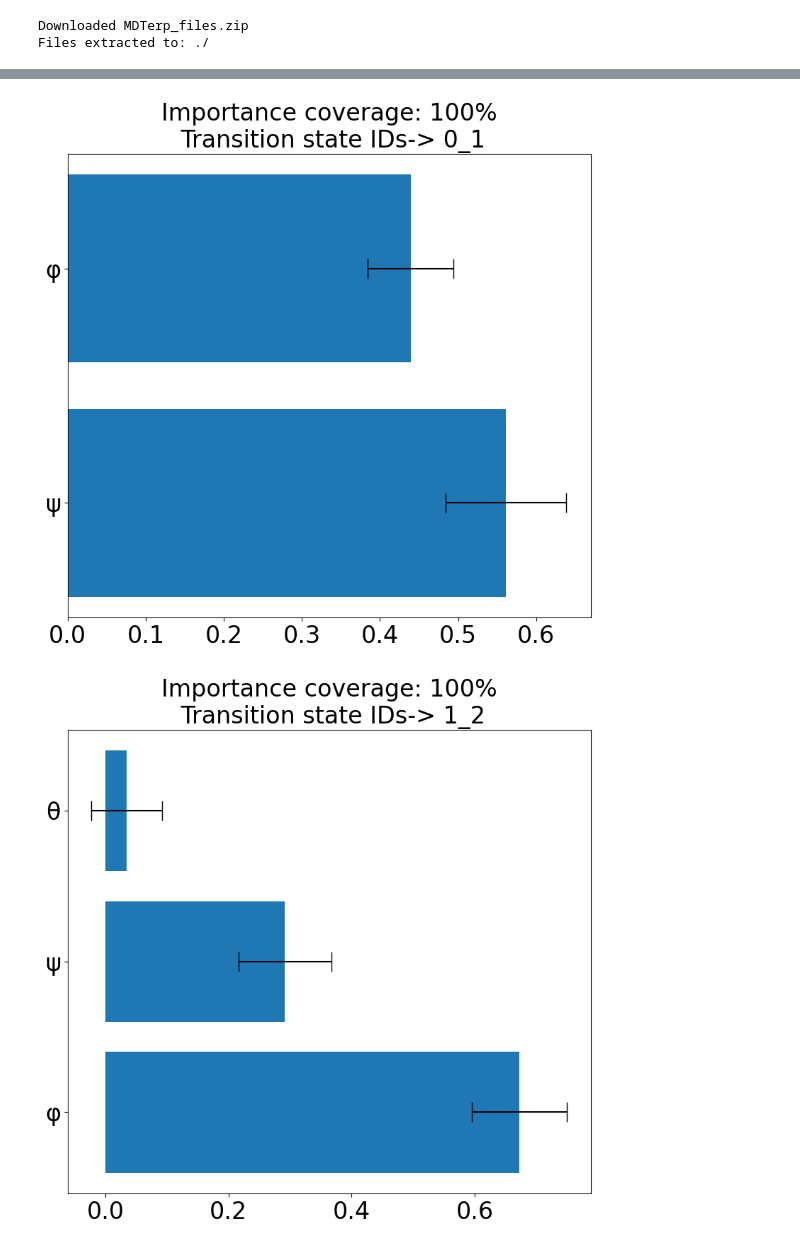
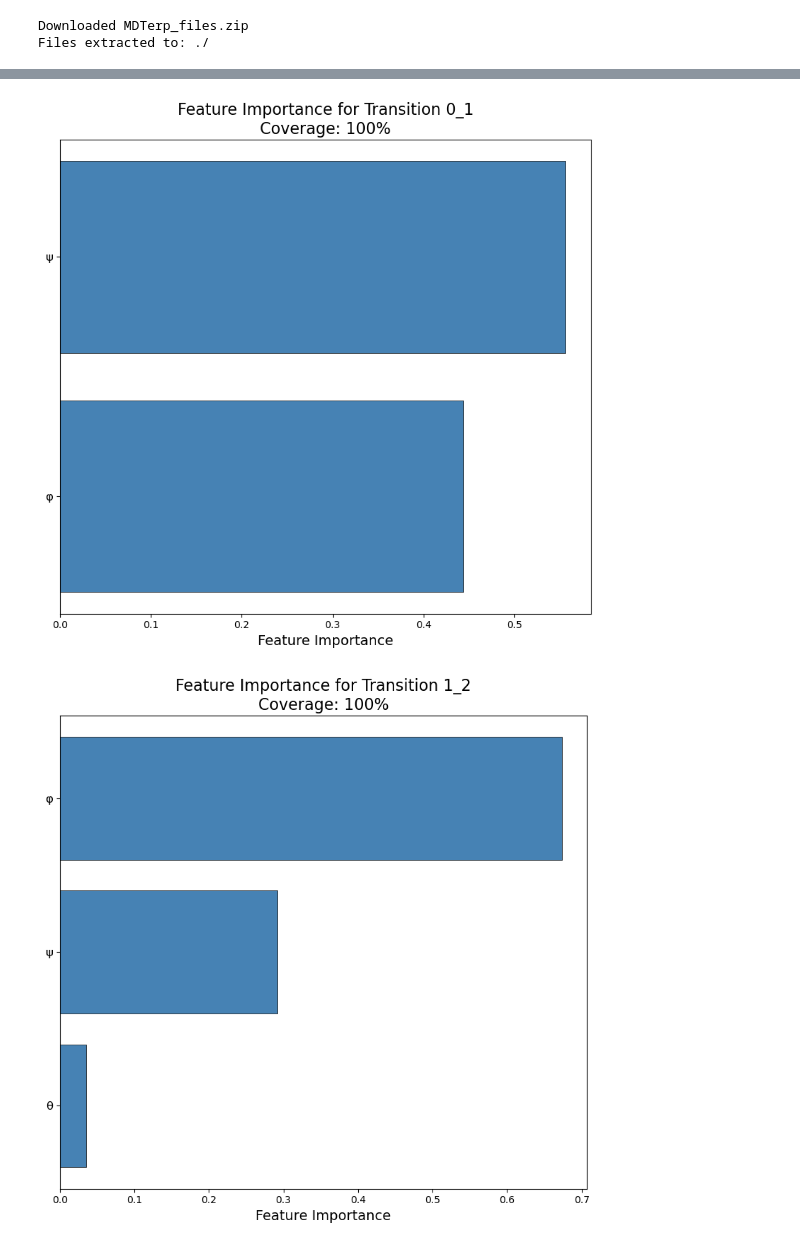
Before and after one commit to shams-mehdi/MDTerp, a Jupyter notebook: MDTerp_VAMPNets.ipynb, the cells around one changed output, grey strips where cells are left out. Cells and saved outputs as stored; diff of their text form; code cells hidden in the pictures.

```diff
--- a/MDTerp_VAMPNets.ipynb
+++ b/MDTerp_VAMPNets.ipynb
@@ -27,7 +27,7 @@ Files extracted to: ./
 import numpy as np
 import os
 
-result_dir = './results/'
+result_dir = './results_vamp/'
 os.makedirs(result_dir, exist_ok = True)
 
 aladip_all = np.load('MDTerp_files/data_model/VAMPnets_alanine_dipeptide_trajectory.npy')
@@ -71,30 +71,22 @@ base.run(aladip_all_sin_cos, model_function_loc, save_dir = result_dir, sin_cos_
 <MDTerp.base.run at 0x...>
 # %%
 # MDTerp step 3: Summarize feature importance for each of the transition states.
-import matplotlib.pyplot as plt
-from MDTerp.utils import transition_summary
+import MDTerp
 
 feature_names_loc = result_dir + 'MDTerp_feature_names.npy'
 feature_names = np.load(feature_names_loc)
 all_result_loc = result_dir + 'MDTerp_results_all.pkl'
 
 # summary is a dictionary with individual keys for each class transition in the dataset. Each key has the mean and standard deviation of feature importance for all explanations generated for that transition
-summary = transition_summary(all_result_loc, importance_coverage = 1.00)
+summary = MDTerp.transition_summary(all_result_loc, importance_coverage = 1.00)
 
-# Loop over all the transitions
-for ii in summary:
-    ordered_nonzero_indices = np.argsort(summary[ii][0])[::-1][:np.nonzero(summary[ii][0])[0].shape[0]]
-
-    ordered_mean = summary[ii][0][ordered_nonzero_indices]
-    ordered_std = summary[ii][1][ordered_nonzero_indices]
-
-    fig, ax = plt.subplots(figsize = (8,8))
-    ax.barh(np.arange(ordered_mean.shape[0]), ordered_mean, xerr = ordered_std, capsize = 10)
-    ax.set_title('Importance coverage: ' + str(int(100*np.sum(ordered_mean))) + '%' + '\n Transition state IDs-> ' + ii, fontsize = 24)
-    ax.tick_params(axis='both', which='major', labelsize=24)
-    ax.set_yticks(np.arange(ordered_nonzero_indices.shape[0]))
-    ax.set_yticklabels(np.array(feature_names)[ordered_nonzero_indices])
-    fig.tight_layout()
+# Plot for each transition using built-in visualization
+for transition in summary:
+    fig = MDTerp.plot_feature_importance(
+        all_result_loc, feature_names_loc,
+        transition=transition,
+        show_std=False,
+    )
 # %% [output]
-[figure, old version]
+[figure, new version]
-[figure, old version]
+[figure, new version]
```
Also changed, not shown: parts of 5 cells of this notebook, 49 other files.
